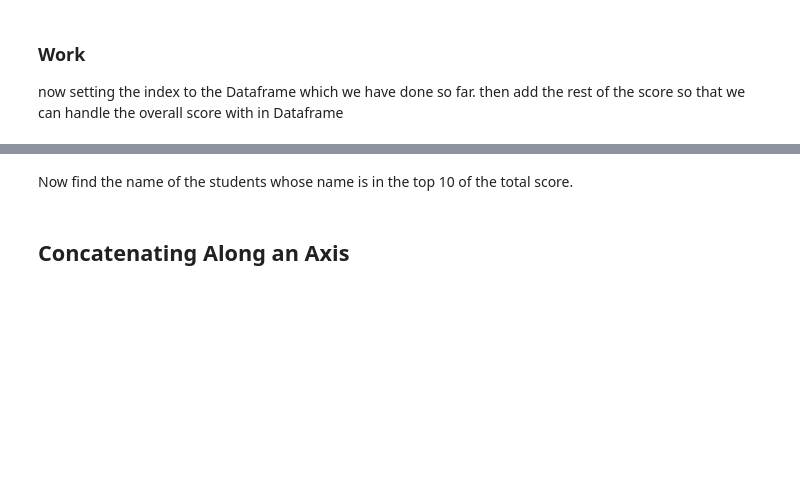
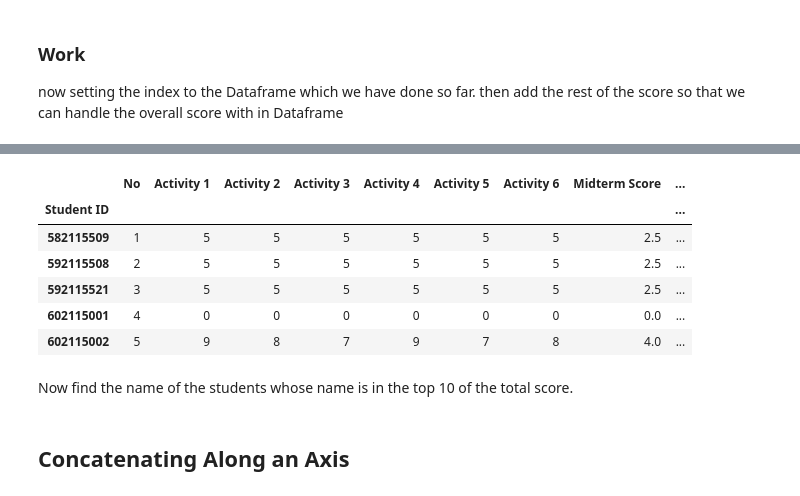
Before and after one commit to Natchar1/LectureNote_660632028, a Jupyter notebook: 08. Data Wrangling/08. Data Wrangling.ipynb, the cells around one changed output, grey strips where cells are left out. Drawn from its saved outputs; the diff is of its cells as text; code cells hidden in the pictures; blank space fills up the shorter version.

```diff
--- a/08. Data Wrangling/08. Data Wrangling.ipynb
+++ b/08. Data Wrangling/08. Data Wrangling.ipynb
@@ -62,0 +140,3 @@ note: you do not have to set the student id column to be the index in this work
+# %%
+student_data = pd.read_excel(file_path, skiprows=5)
+student_data.head()
@@ -62,0 +150,10 @@ note: you do not have to set the student id column to be the index in this work
+# %%
+student_data.columns = [
+    'No', 'Student ID',
+    'Activity 1', 'Activity 2', 'Activity 3', 'Activity 4', 'Activity 5', 'Activity 6',
+    'Midterm Score'
+]
+
+student_data_cleaned = student_data.drop(0).reset_index(drop=True)
+
+student_data_cleaned.head()
@@ -190,3 +502,22 @@ then add the rest of the score so that we can handle the overall score with in D
+# %%
+student_data_cleaned.set_index('Student ID', inplace=True)
+
+activity_columns = ['Activity 1', 'Activity 2', 'Activity 3', 'Activity 4', 'Activity 5', 'Activity 6', 'Midterm Score']
+student_data_cleaned[activity_columns] = student_data_cleaned[activity_columns].apply(pd.to_numeric, errors='coerce')
+
+
+student_data_cleaned['Total Score'] = student_data_cleaned[activity_columns].sum(axis=1)
+
+
+student_data_cleaned.head()
+# %% [output]
+|  | No | Activity 1 | Activity 2 | Activity 3 | Activity 4 | Activity 5 | Activity 6 | Midterm Score | ... |
+| Student ID |  |  |  |  |  |  |  |  | ... |
+| 582115509 | 1 | 5 | 5 | 5 | 5 | 5 | 5 | 2.5 | ... |
+| 592115508 | 2 | 5 | 5 | 5 | 5 | 5 | 5 | 2.5 | ... |
+| 592115521 | 3 | 5 | 5 | 5 | 5 | 5 | 5 | 2.5 | ... |
+| 602115001 | 4 | 0 | 0 | 0 | 0 | 0 | 0 | 0.0 | ... |
+| 602115002 | 5 | 9 | 8 | 7 | 9 | 7 | 8 | 4.0 | ... |
 # %% [markdown]
 Now find the name of the students whose name is in the top 10 of the total score.
 # %% [markdown]
```
Also changed, not shown: parts of 70 cells of this notebook, 3 other files.
